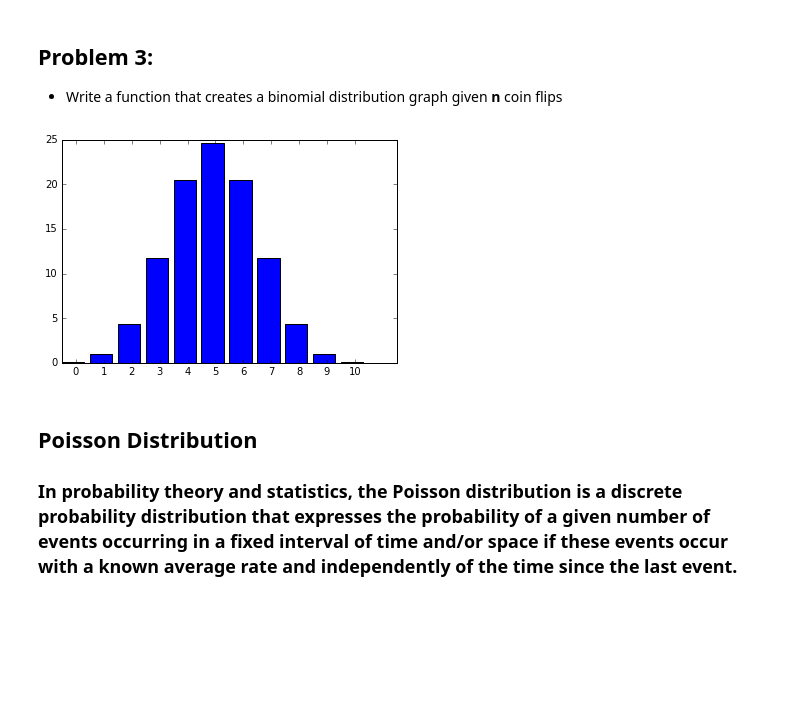
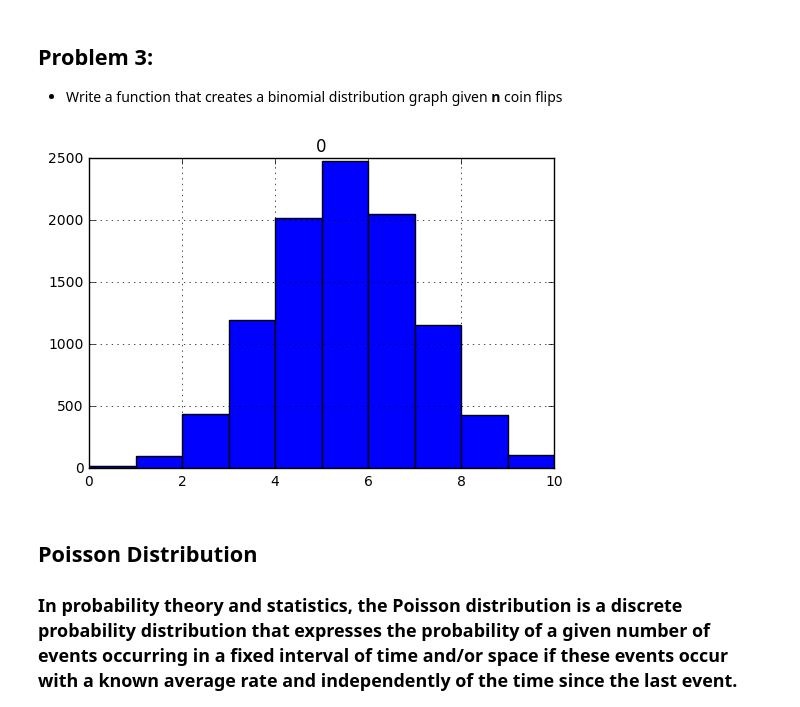
Before and after one commit to shetty83/dsi-sea-week08-1.2, a Jupyter notebook: Lab Worksheet Starter.ipynb, the cells around one changed output. Saved outputs shown, nothing was run; the diff lists cells and outputs as text; code cells hidden in the pictures; blank space fills up the shorter version.

```diff
--- a/Lab Worksheet Starter.ipynb
+++ b/Lab Worksheet Starter.ipynb
@@ -80,17 +82,19 @@ print(bernol_scheme(100))
 # %%
 %matplotlib inline
 from scipy import stats
 import math
 import pylab
 import numpy
 import matplotlib.pyplot as plt
+import pandas as pd
 
 def createBinomialDistribution(n,r):
-    return n,r
+    x = stats.binom.rvs(n = n ,p = r, size = 10000)
+    pd.DataFrame(x).hist()
 
-createBinomialDistribution(n,r)
+createBinomialDistribution(10,0.5)
 # %% [output]
-[figure, old version]
+[figure, new version]
 # %% [markdown]
 ## Poisson Distribution
 
```
Also changed, not shown: parts of 7 cells of this notebook.
